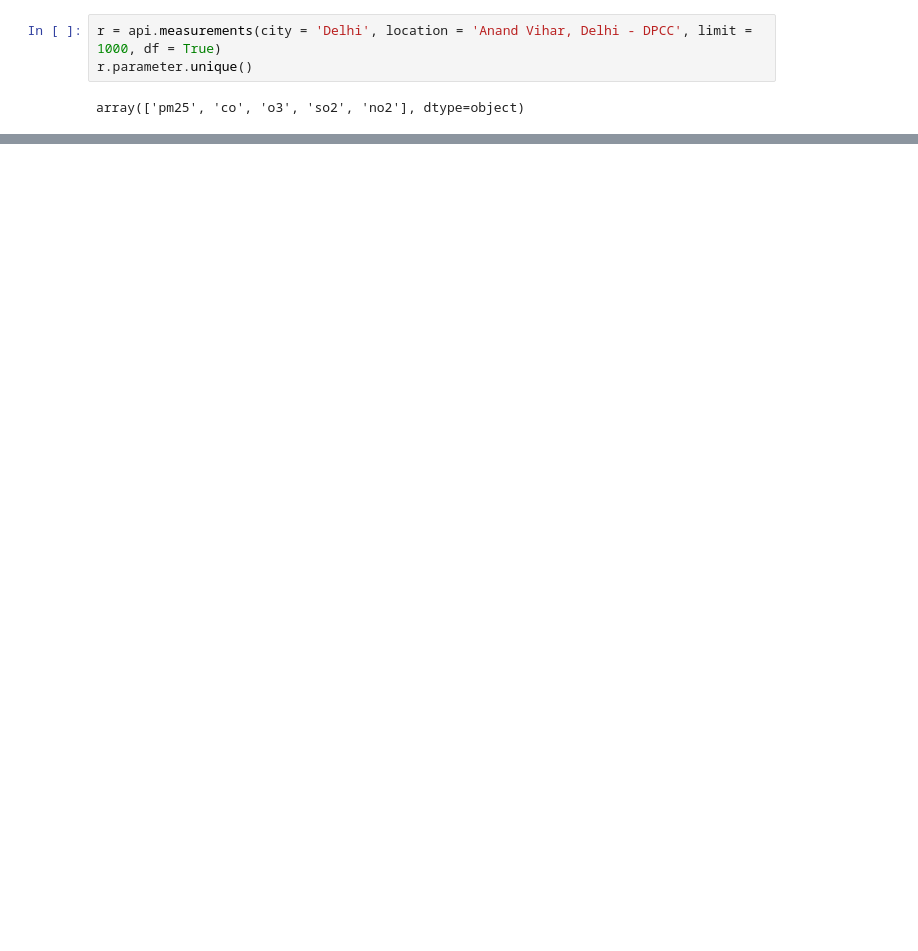
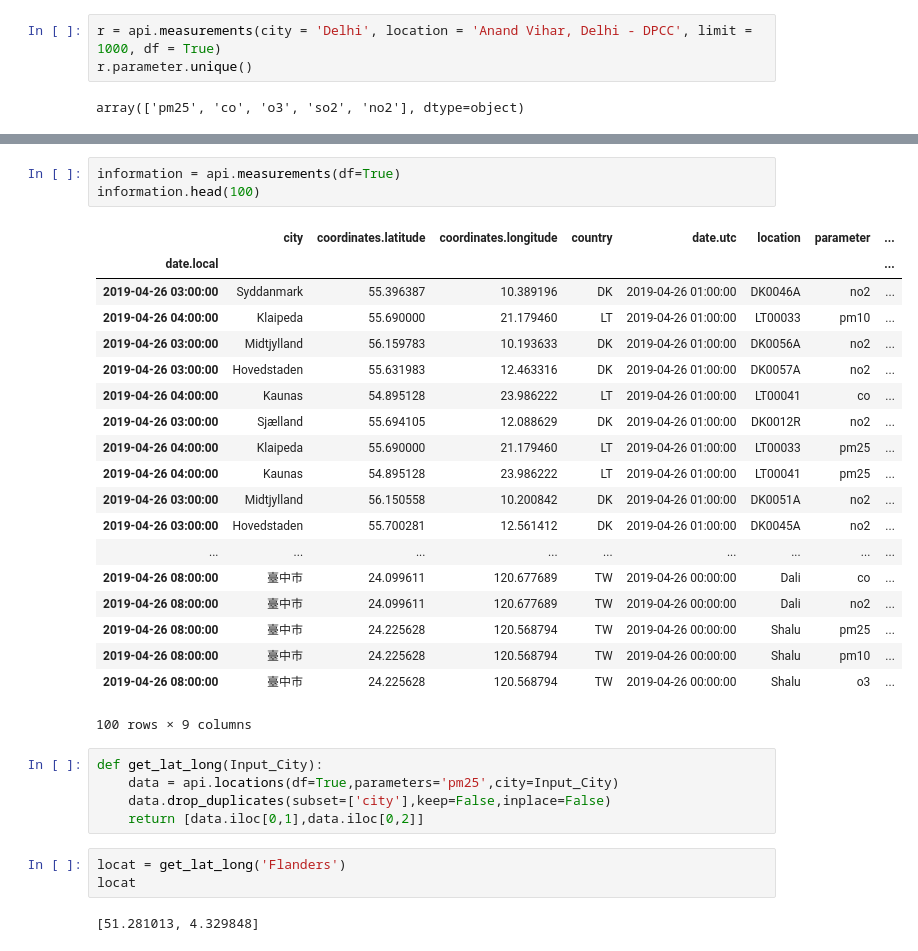
Before and after one commit to Taruni-Anand/Past-Air-Future, a Jupyter notebook: Data Exploration.ipynb, the cells around one changed output, grey strips where cells are left out. Saved outputs shown, nothing was run; the diff lists cells and outputs as text; blank space fills up the shorter version.

Commit message:
Started Data Cleaning process.

```diff
--- a/Data Exploration.ipynb
+++ b/Data Exploration.ipynb
@@ -265,0 +239,33 @@ res.groupby(['location'])['value'].describe()
+# %%
+information = api.measurements(df=True)
+information.head(100)
+# %% [output]
+|  | city | coordinates.latitude | coordinates.longitude | country | date.utc | location | parameter | ... |
+| date.local |  |  |  |  |  |  |  | ... |
+| 2019-04-26 03:00:00 | Syddanmark | 55.396387 | 10.389196 | DK | 2019-04-26 01:00:00 | DK0046A | no2 | ... |
+| 2019-04-26 04:00:00 | Klaipeda | 55.690000 | 21.179460 | LT | 2019-04-26 01:00:00 | LT00033 | pm10 | ... |
+| 2019-04-26 03:00:00 | Midtjylland | 56.159783 | 10.193633 | DK | 2019-04-26 01:00:00 | DK0056A | no2 | ... |
+| 2019-04-26 03:00:00 | Hovedstaden | 55.631983 | 12.463316 | DK | 2019-04-26 01:00:00 | DK0057A | no2 | ... |
+| 2019-04-26 04:00:00 | Kaunas | 54.895128 | 23.986222 | LT | 2019-04-26 01:00:00 | LT00041 | co | ... |
+| 2019-04-26 03:00:00 | Sjælland | 55.694105 | 12.088629 | DK | 2019-04-26 01:00:00 | DK0012R | no2 | ... |
+| 2019-04-26 04:00:00 | Klaipeda | 55.690000 | 21.179460 | LT | 2019-04-26 01:00:00 | LT00033 | pm25 | ... |
+| 2019-04-26 04:00:00 | Kaunas | 54.895128 | 23.986222 | LT | 2019-04-26 01:00:00 | LT00041 | pm25 | ... |
+| 2019-04-26 03:00:00 | Midtjylland | 56.150558 | 10.200842 | DK | 2019-04-26 01:00:00 | DK0051A | no2 | ... |
+| 2019-04-26 03:00:00 | Hovedstaden | 55.700281 | 12.561412 | DK | 2019-04-26 01:00:00 | DK0045A | no2 | ... |
+| ... | ... | ... | ... | ... | ... | ... | ... | ... |
+| 2019-04-26 08:00:00 | 臺中市 | 24.099611 | 120.677689 | TW | 2019-04-26 00:00:00 | Dali | co | ... |
+| 2019-04-26 08:00:00 | 臺中市 | 24.099611 | 120.677689 | TW | 2019-04-26 00:00:00 | Dali | no2 | ... |
+| 2019-04-26 08:00:00 | 臺中市 | 24.225628 | 120.568794 | TW | 2019-04-26 00:00:00 | Shalu | pm25 | ... |
+| 2019-04-26 08:00:00 | 臺中市 | 24.225628 | 120.568794 | TW | 2019-04-26 00:00:00 | Shalu | pm10 | ... |
+| 2019-04-26 08:00:00 | 臺中市 | 24.225628 | 120.568794 | TW | 2019-04-26 00:00:00 | Shalu | o3 | ... |
+100 rows × 9 columns
+# %%
+def get_lat_long(Input_City):
+    data = api.locations(df=True,parameters='pm25',city=Input_City)
+    data.drop_duplicates(subset=['city'],keep=False,inplace=False)
+    return [data.iloc[0,1],data.iloc[0,2]]
+# %%
+locat = get_lat_long('Flanders')
+locat
+# %% [output]
+[51.281013, 4.329848]
```
Also changed, not shown: parts of 16 cells of this notebook.
